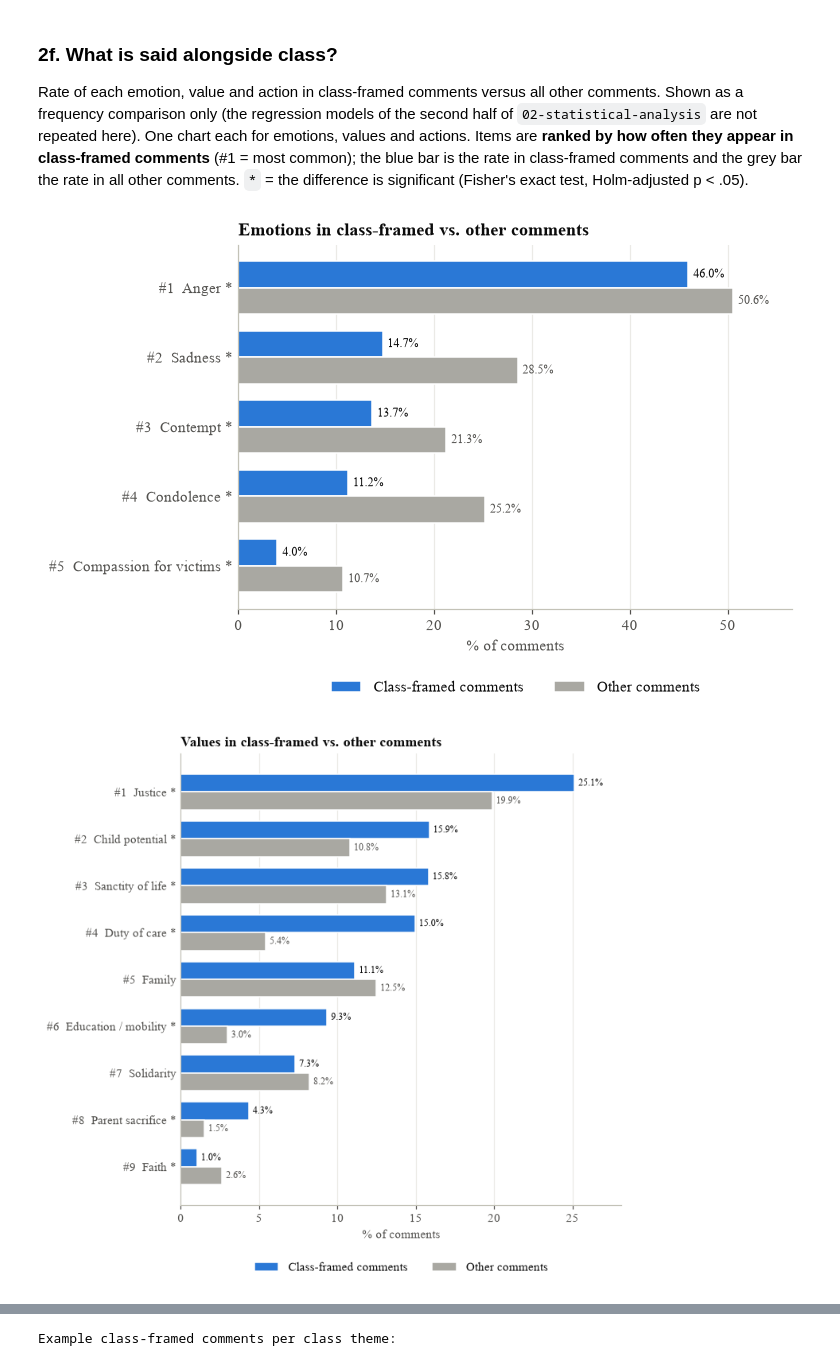
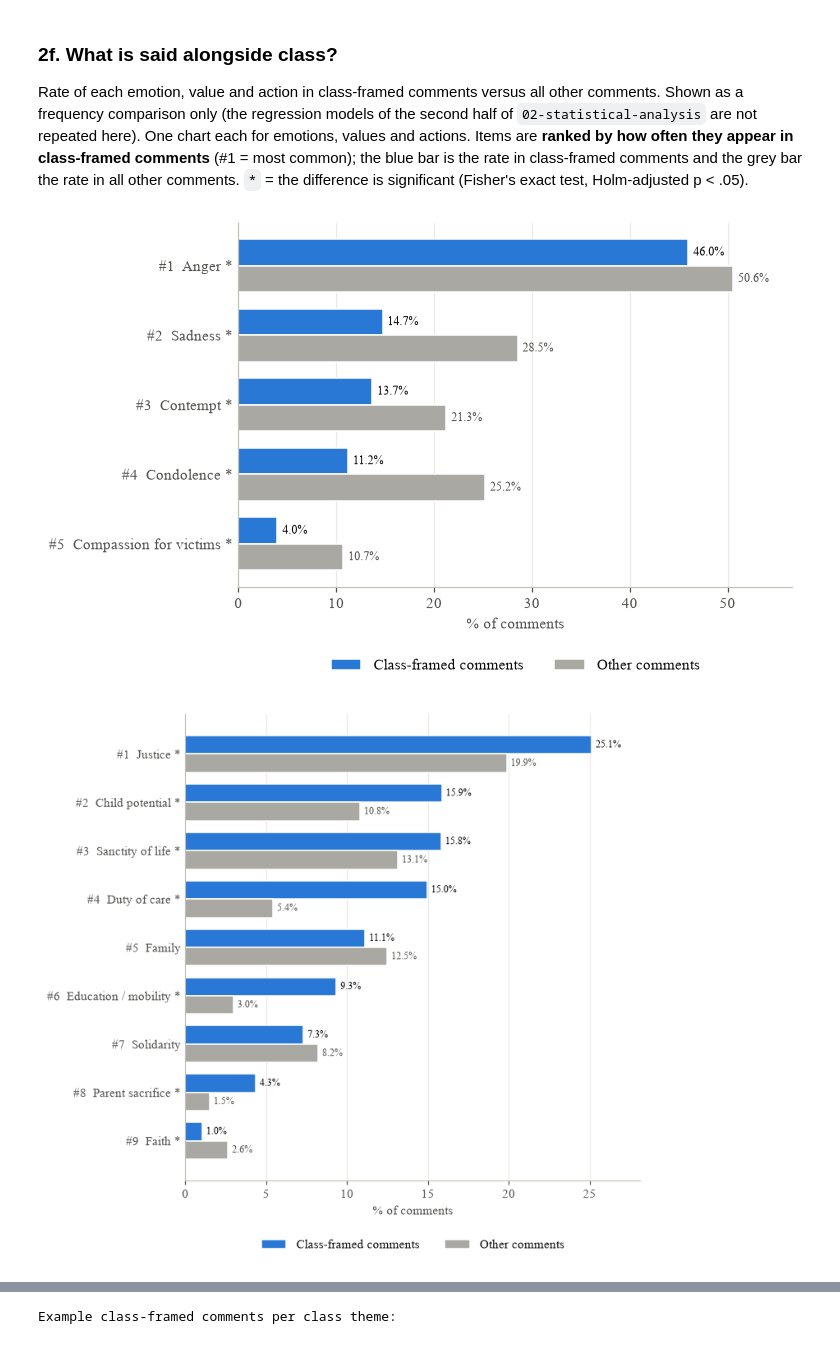
Before and after one commit to mbchavez27/crisis-management-analysis, a Jupyter notebook: 04-statistical-analysis/notebooks/03-findings.ipynb, the cells around one changed output, grey strips where cells are left out. Saved outputs shown, nothing was run; the diff lists cells and outputs as text; code cells hidden in the pictures.

```diff
--- a/04-statistical-analysis/notebooks/03-findings.ipynb
+++ b/04-statistical-analysis/notebooks/03-findings.ipynb
@@ -970,33 +964,32 @@ with_class.to_csv(OUT / "rq2_with_class.csv")
 
 def class_compare(group, title, fname):
     t = with_class[with_class.group == group].sort_values("class-framed %", ascending=False)
     y = np.arange(len(t))
     h = 0.38
     fig, ax = plt.subplots(figsize=(6.5, 0.6 * len(t) + 1.3))
     ax.barh(y - h / 2, t["class-framed %"], height=h, color=SERIES[0], edgecolor="#ffffff", linewidth=1,
             label="Class-framed comments")
     ax.barh(y + h / 2, t["other %"], height=h, color="#a9a8a2", edgecolor="#ffffff", linewidth=1,
             label="Other comments")
     xmax = t[["class-framed %", "other %"]].values.max()
     for yi, (c, o) in enumerate(zip(t["class-framed %"], t["other %"])):
         ax.text(c + xmax * 0.01, yi - h / 2, f"{c:.1f}%", va="center", fontsize=8, color="#0b0b0b")
         ax.text(o + xmax * 0.01, yi + h / 2, f"{o:.1f}%", va="center", fontsize=8, color="#52514e")
     labels = [f"#{r}  {name}{' *' if p < ALPHA else ''}" for name, r, p in zip(t.index, t.rank_in_class, t.p_holm)]
     ax.set_yticks(y, labels)
     ax.invert_yaxis()
     ax.set_xlim(0, xmax * 1.12)
     ax.set_xlabel("% of comments")
     ax.grid(axis="y", visible=False)
     ax.tick_params(axis="y", length=0)
-    ax.set_title(title)
     ax.legend(loc="upper center", bbox_to_anchor=(0.5, 0), ncol=2,
               bbox_transform=offset_copy(ax.transAxes, fig=fig, y=-38, units="points"))
     save(fig, fname)
     plt.show()
 
 class_compare("emotion", "Emotions in class-framed vs. other comments", "rq2_with_class_emotions")
 class_compare("value", "Values in class-framed vs. other comments", "rq2_with_class_values")
 class_compare("action", "Actions in class-framed vs. other comments", "rq2_with_class_actions")
 # %% [output]
-[figure, old version]
+[figure, new version]
-[figure, old version]
+[figure, new version]
```
Also changed, not shown: parts of 18 cells of this notebook, 25 other files.
